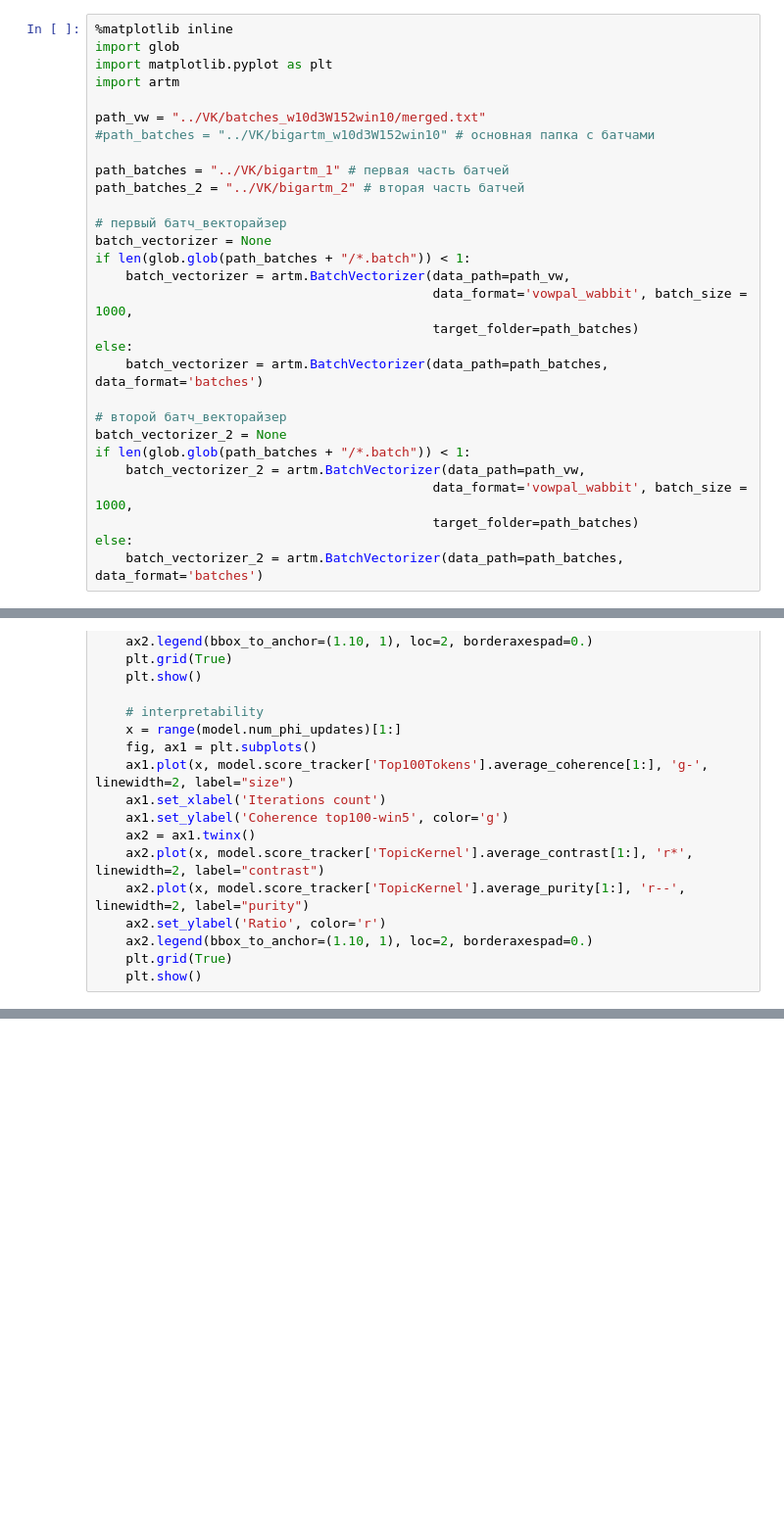
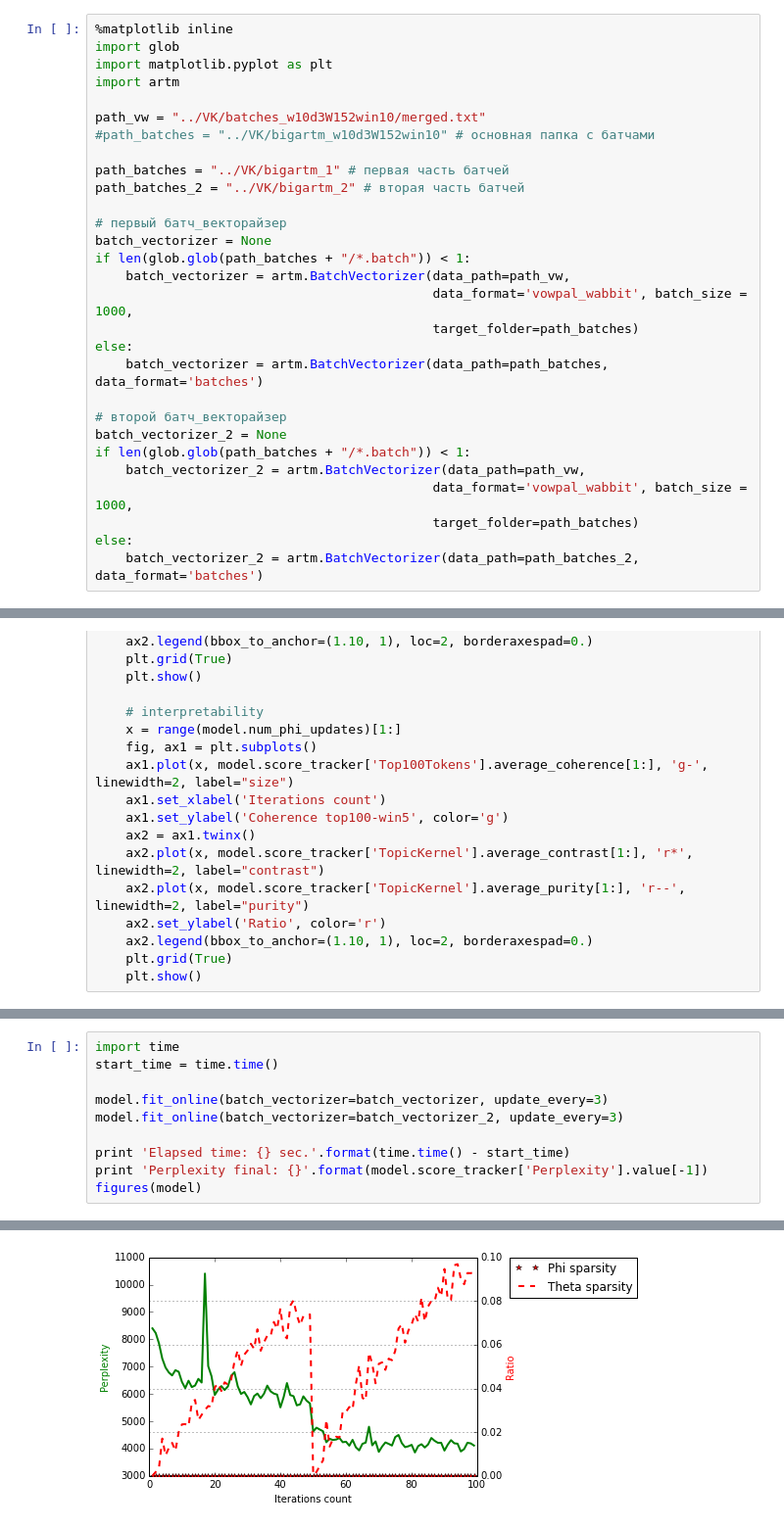
Before and after one commit to AnyaP/IpythonNotebooks, a Jupyter notebook: Twice fit_online bug report.ipynb, the cells around one changed output, grey strips where cells are left out. Shown: that part at 98% size. Drawn from its saved outputs; the diff is of its cells as text; blank space fills up the shorter version.

```diff
--- a/Twice fit_online bug report.ipynb
+++ b/Twice fit_online bug report.ipynb
@@ -26,7 +26,7 @@ if len(glob.glob(path_batches + "/*.batch")) < 1:
                                             data_format='vowpal_wabbit', batch_size = 1000,
                                             target_folder=path_batches)
 else:
-    batch_vectorizer_2 = artm.BatchVectorizer(data_path=path_batches, data_format='batches')
+    batch_vectorizer_2 = artm.BatchVectorizer(data_path=path_batches_2, data_format='batches')
 # %%
 all_topics = []
 for i in range(0, 400):
@@ -106,0 +113,11 @@ figures(model)
+# %%
+import time
+start_time = time.time()
+
+model.fit_online(batch_vectorizer=batch_vectorizer, update_every=3)
+model.fit_online(batch_vectorizer=batch_vectorizer_2, update_every=3)
+
+print 'Elapsed time: {} sec.'.format(time.time() - start_time)
+print 'Perplexity final: {}'.format(model.score_tracker['Perplexity'].value[-1])
+figures(model)
+# %% [output]
@@ -106,0 +126 @@ figures(model)
+[figure, added]
```
Also changed, not shown: parts of 3 cells of this notebook.
